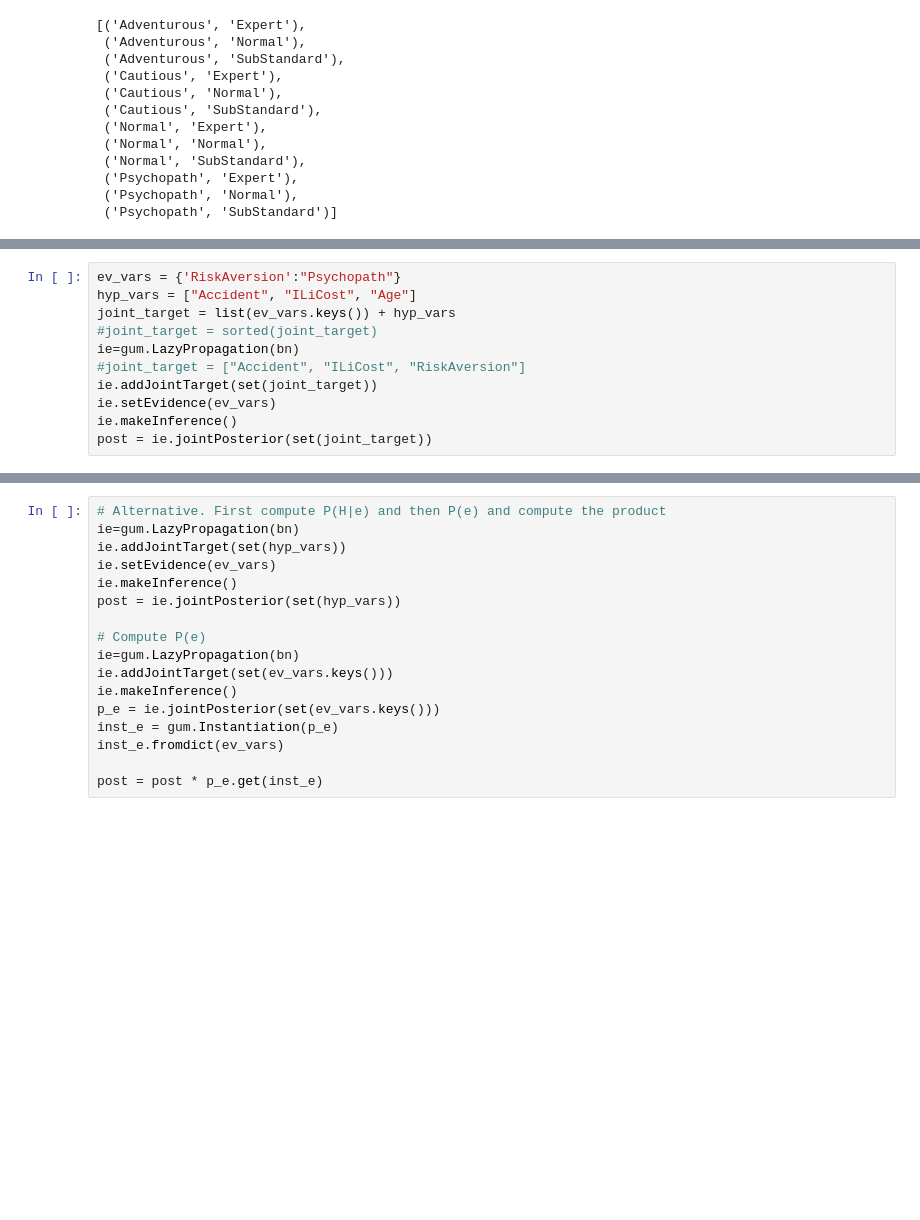
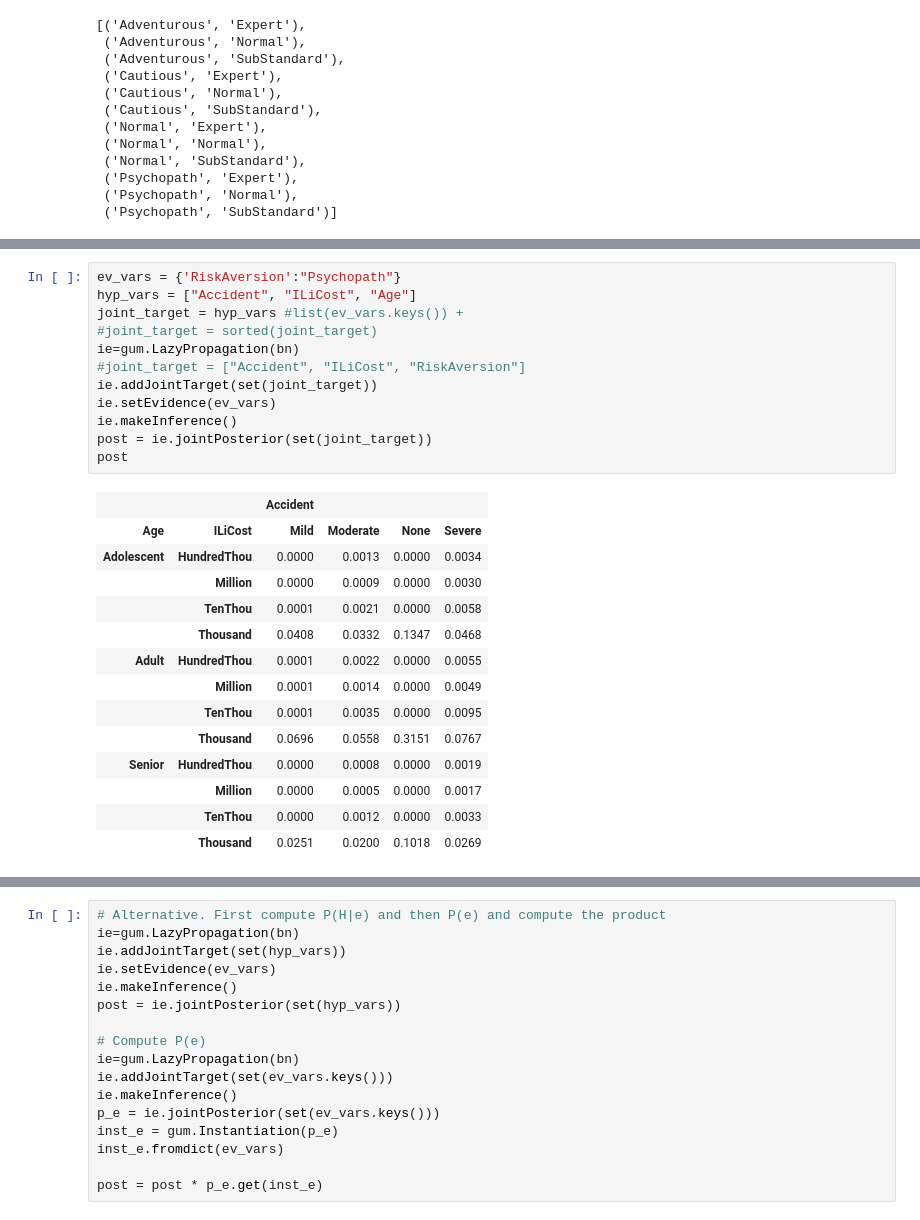
Before and after one commit to Enrique-Val/defeater_explanations, a Jupyter notebook: Testing BNs pyAgrum.ipynb, the cells around one changed output, grey strips where cells are left out. Cells and saved outputs as stored; diff of their text form; blank space fills up the shorter version.

```diff
--- a/Testing BNs pyAgrum.ipynb
+++ b/Testing BNs pyAgrum.ipynb
@@ -544,11 +590,27 @@ def check_every_r_silja(bn, ev_vars, hyp_vars, depth = np.inf) :
 # %%
 ev_vars = {'RiskAversion':"Psychopath"}
 hyp_vars = ["Accident", "ILiCost", "Age"]
-joint_target = list(ev_vars.keys()) + hyp_vars
+joint_target = hyp_vars #list(ev_vars.keys()) +
 #joint_target = sorted(joint_target)
 ie=gum.LazyPropagation(bn)
 #joint_target = ["Accident", "ILiCost", "RiskAversion"]
 ie.addJointTarget(set(joint_target))
 ie.setEvidence(ev_vars)
 ie.makeInference()
 post = ie.jointPosterior(set(joint_target))
+post
+# %% [output]
+|  |  | Accident |  |  |  |
+| Age | ILiCost | Mild | Moderate | None | Severe |
+| Adolescent | HundredThou | 0.0000 | 0.0013 | 0.0000 | 0.0034 |
+|  | Million | 0.0000 | 0.0009 | 0.0000 | 0.0030 |
+|  | TenThou | 0.0001 | 0.0021 | 0.0000 | 0.0058 |
+|  | Thousand | 0.0408 | 0.0332 | 0.1347 | 0.0468 |
+| Adult | HundredThou | 0.0001 | 0.0022 | 0.0000 | 0.0055 |
+|  | Million | 0.0001 | 0.0014 | 0.0000 | 0.0049 |
+|  | TenThou | 0.0001 | 0.0035 | 0.0000 | 0.0095 |
+|  | Thousand | 0.0696 | 0.0558 | 0.3151 | 0.0767 |
+| Senior | HundredThou | 0.0000 | 0.0008 | 0.0000 | 0.0019 |
+|  | Million | 0.0000 | 0.0005 | 0.0000 | 0.0017 |
+|  | TenThou | 0.0000 | 0.0012 | 0.0000 | 0.0033 |
+|  | Thousand | 0.0251 | 0.0200 | 0.1018 | 0.0269 |
```
Also changed, not shown: parts of 60 cells of this notebook, 1 other file.
